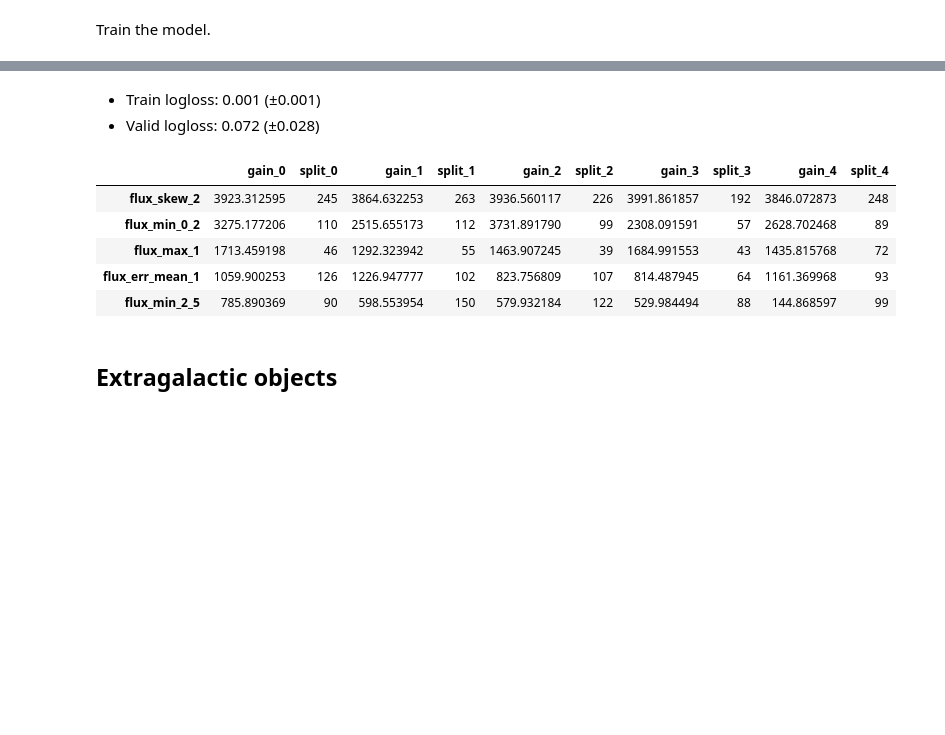
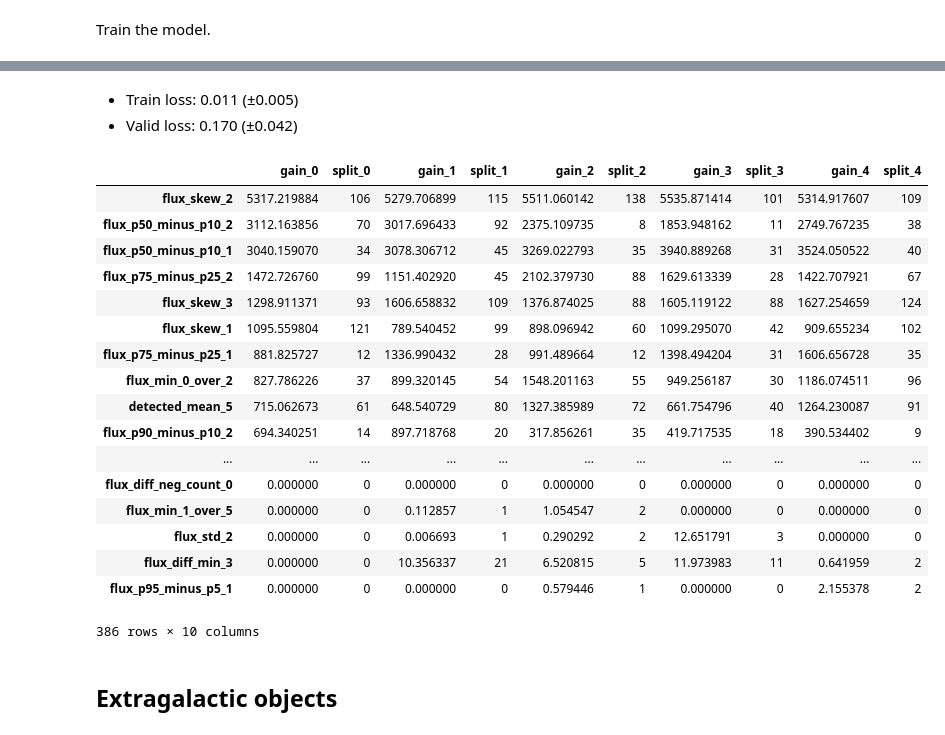
Before and after one commit to MaxHalford/kaggle-plasticc-astro-classification, a Jupyter notebook: Solution.ipynb, the cells around one changed output, grey strips where cells are left out. Saved outputs shown, nothing was run; the diff lists cells and outputs as text; code cells hidden in the pictures; blank space fills up the shorter version.

```diff
--- a/Solution.ipynb
+++ b/Solution.ipynb
@@ -78,0 +30,6 @@ Compute ratios because why not.
+# %%
+import numpy as np
+
+with pd.HDFStore('data/features.h5') as store:
+    for key in store:
+        df = df.join(store.get(key).astype(np.float32), on='object_id')
@@ -79,9 +58,9 @@ Compute ratios because why not.
 # %%
 import itertools
 
-for (a, b) in itertools.combinations(range(6), 2):
-    for stat in ('bfr', 'mean', 'min', 'max', 'ptp', 'skew', 'kurtosis'):
-        df[f'flux_{stat}_{a}_{b}'] = df[f'flux_{stat}_{a}'] / (df[f'flux_{stat}_{b}'] + 1)
+for (i, j) in itertools.combinations(range(6), 2):
+    for stat in ('mean', 'min', 'max', 'std', 'skew', 'kurtosis'):
+        df[f'flux_{stat}_{i}_over_{j}'] = df.eval(f'flux_{stat}_{i} / (flux_{stat}_{j} + 1)')
 # %% [markdown]
 See what we got.
 # %%
@@ -139,25 +156,21 @@ params = {
     'application': 'multiclass',
     'boosting_type': 'gbdt',
     'num_classes': y_train_gal.nunique(),
-    'metric': 'multi_logloss',
+    'metric': 'None',
     'num_threads': 8,
     'num_leaves': 2 ** 3,
-    'min_data_per_group': 300,
-    'max_cat_threshold': 32,
-    'max_cat_to_onehot': 6,
-    'cat_smooth': 30,
-    'cat_l2': 10,
     'max_bin': 255,
-    'min_data_in_bin': 20,
-    'min_data_in_leaf': 100,
-    'learning_rate': 0.08,
+    'min_data_in_bin': 40,
+    'min_data_in_leaf': 300,
+    'min_sum_hessian_in_leaf': 5e-2,
+    'learning_rate': 0.07,
     'feature_fraction': 0.7,
     'feature_fraction_seed': 42,
     'bagging_fraction': 1,
     'bagging_freq': 0,
     'bagging_seed': 42,
-    'lambda_l1': 0,
-    'lambda_l2': 0,
+    'lambda_l1': 0.5,
+    'lambda_l2': 0.1,
     'verbosity': 2,
 }
 
@@ -185,11 +198,12 @@ for i, (fit_idx, val_idx) in enumerate(cv.split(X_train_gal, y_train_gal)):
     model = lgbm.train(
         params=params,
         train_set=fit_set,
+        feval=make_metric(class_to_int),
         num_boost_round=10000,
         valid_sets=(fit_set, val_set),
         valid_names=('fit', 'val'),
         verbose_eval=50,
-        early_stopping_rounds=50,
+        early_stopping_rounds=80,
         evals_result=evals_result
     )
 
@@ -203,9 +217,9 @@ for i, (fit_idx, val_idx) in enumerate(cv.split(X_train_gal, y_train_gal)):
     submission.loc[y_pred.index, y_pred.columns] += y_pred / cv.n_splits
 
     # Store the scores
-    gal_fit_scores[i] = evals_result['fit']['multi_logloss'][-1]
-    gal_val_scores[i] = evals_result['val']['multi_logloss'][-1]
+    gal_fit_scores[i] = evals_result['fit']['wloss'][-1]
+    gal_val_scores[i] = evals_result['val']['wloss'][-1]
 
-print(f'- Train logloss: {gal_fit_scores.mean():.3f} (±{gal_fit_scores.std():.3f})')
-print(f'- Valid logloss: {gal_val_scores.mean():.3f} (±{gal_val_scores.std():.3f})')
+print(f'- Train loss: {gal_fit_scores.mean():.3f} (±{gal_fit_scores.std():.3f})')
+print(f'- Valid loss: {gal_val_scores.mean():.3f} (±{gal_val_scores.std():.3f})')
 # %% [output]
@@ -229,15 +243,27 @@ Early stopping, best iteration is:
 # %% [markdown]
-- Train logloss: 0.001 (±0.001)
-- Valid logloss: 0.072 (±0.028)
+- Train loss: 0.011 (±0.005)
+- Valid loss: 0.170 (±0.042)
 # %%
-feature_importances.sort_values('gain_0', ascending=False).head()
+feature_importances.sort_values('gain_0', ascending=False)
 # %% [output]
 |  | gain_0 | split_0 | gain_1 | split_1 | gain_2 | split_2 | gain_3 | split_3 | gain_4 | split_4 |
-| flux_skew_2 | 3923.312595 | 245 | 3864.632253 | 263 | 3936.560117 | 226 | 3991.861857 | 192 | 3846.072873 | 248 |
-| flux_min_0_2 | 3275.177206 | 110 | 2515.655173 | 112 | 3731.891790 | 99 | 2308.091591 | 57 | 2628.702468 | 89 |
-| flux_max_1 | 1713.459198 | 46 | 1292.323942 | 55 | 1463.907245 | 39 | 1684.991553 | 43 | 1435.815768 | 72 |
-| flux_err_mean_1 | 1059.900253 | 126 | 1226.947777 | 102 | 823.756809 | 107 | 814.487945 | 64 | 1161.369968 | 93 |
-| flux_min_2_5 | 785.890369 | 90 | 598.553954 | 150 | 579.932184 | 122 | 529.984494 | 88 | 144.868597 | 99 |
+| flux_skew_2 | 5317.219884 | 106 | 5279.706899 | 115 | 5511.060142 | 138 | 5535.871414 | 101 | 5314.917607 | 109 |
+| flux_p50_minus_p10_2 | 3112.163856 | 70 | 3017.696433 | 92 | 2375.109735 | 8 | 1853.948162 | 11 | 2749.767235 | 38 |
+| flux_p50_minus_p10_1 | 3040.159070 | 34 | 3078.306712 | 45 | 3269.022793 | 35 | 3940.889268 | 31 | 3524.050522 | 40 |
+| flux_p75_minus_p25_2 | 1472.726760 | 99 | 1151.402920 | 45 | 2102.379730 | 88 | 1629.613339 | 28 | 1422.707921 | 67 |
+| flux_skew_3 | 1298.911371 | 93 | 1606.658832 | 109 | 1376.874025 | 88 | 1605.119122 | 88 | 1627.254659 | 124 |
+| flux_skew_1 | 1095.559804 | 121 | 789.540452 | 99 | 898.096942 | 60 | 1099.295070 | 42 | 909.655234 | 102 |
+| flux_p75_minus_p25_1 | 881.825727 | 12 | 1336.990432 | 28 | 991.489664 | 12 | 1398.494204 | 31 | 1606.656728 | 35 |
+| flux_min_0_over_2 | 827.786226 | 37 | 899.320145 | 54 | 1548.201163 | 55 | 949.256187 | 30 | 1186.074511 | 96 |
+| detected_mean_5 | 715.062673 | 61 | 648.540729 | 80 | 1327.385989 | 72 | 661.754796 | 40 | 1264.230087 | 91 |
+| flux_p90_minus_p10_2 | 694.340251 | 14 | 897.718768 | 20 | 317.856261 | 35 | 419.717535 | 18 | 390.534402 | 9 |
+| ... | ... | ... | ... | ... | ... | ... | ... | ... | ... | ... |
+| flux_diff_neg_count_0 | 0.000000 | 0 | 0.000000 | 0 | 0.000000 | 0 | 0.000000 | 0 | 0.000000 | 0 |
+| flux_min_1_over_5 | 0.000000 | 0 | 0.112857 | 1 | 1.054547 | 2 | 0.000000 | 0 | 0.000000 | 0 |
+| flux_std_2 | 0.000000 | 0 | 0.006693 | 1 | 0.290292 | 2 | 12.651791 | 3 | 0.000000 | 0 |
+| flux_diff_min_3 | 0.000000 | 0 | 10.356337 | 21 | 6.520815 | 5 | 11.973983 | 11 | 0.641959 | 2 |
+| flux_p95_minus_p5_1 | 0.000000 | 0 | 0.000000 | 0 | 0.579446 | 1 | 0.000000 | 0 | 2.155378 | 2 |
+386 rows × 10 columns
 # %% [markdown]
 ## Extragalactic objects
 # %% [markdown]
```
Also changed, not shown: parts of 32 cells of this notebook, 10 other files.
